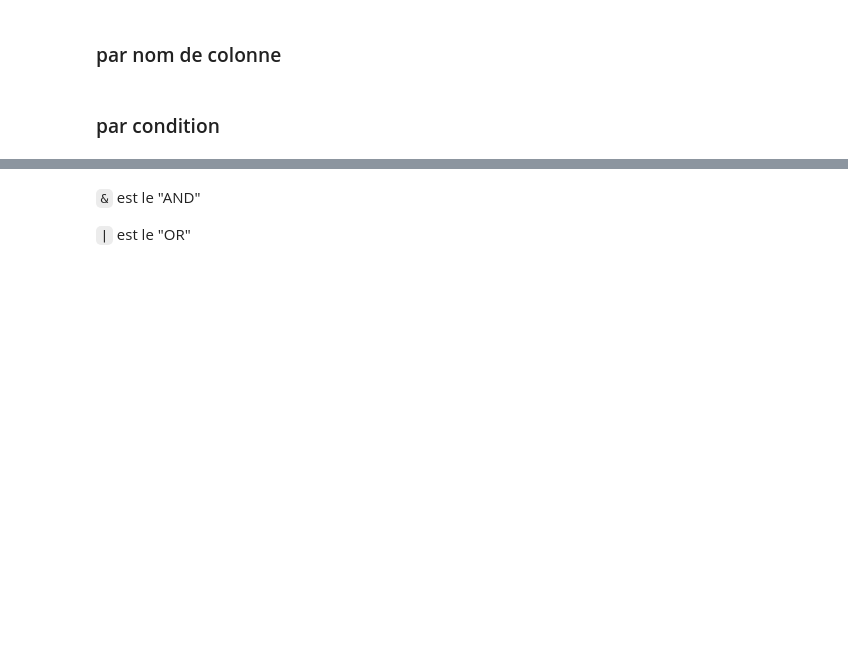
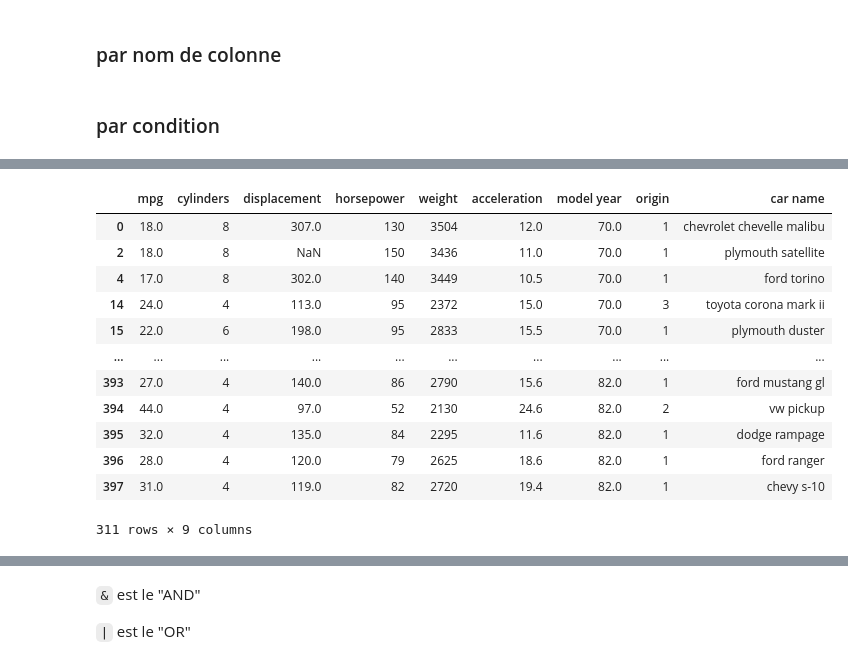
Before and after one commit to sheriffff/teaching_ibm_skillup_data_analytics2022, a Jupyter notebook: fra/05.python_pandas.ipynb, the cells around one changed output, grey strips where cells are left out. Saved outputs shown, nothing was run; the diff lists cells and outputs as text; code cells hidden in the pictures; blank space fills up the shorter version.

```diff
--- a/fra/05.python_pandas.ipynb
+++ b/fra/05.python_pandas.ipynb
@@ -227,2 +567,18 @@ cars.mpg > 16
+# %%
+cars[cars.mpg > 16]
+# %% [output]
+|  | mpg | cylinders | displacement | horsepower | weight | acceleration | model year | origin | car name |
+| 0 | 18.0 | 8 | 307.0 | 130 | 3504 | 12.0 | 70.0 | 1 | chevrolet chevelle malibu |
+| 2 | 18.0 | 8 | NaN | 150 | 3436 | 11.0 | 70.0 | 1 | plymouth satellite |
+| 4 | 17.0 | 8 | 302.0 | 140 | 3449 | 10.5 | 70.0 | 1 | ford torino |
+| 14 | 24.0 | 4 | 113.0 | 95 | 2372 | 15.0 | 70.0 | 3 | toyota corona mark ii |
+| 15 | 22.0 | 6 | 198.0 | 95 | 2833 | 15.5 | 70.0 | 1 | plymouth duster |
+| ... | ... | ... | ... | ... | ... | ... | ... | ... | ... |
+| 393 | 27.0 | 4 | 140.0 | 86 | 2790 | 15.6 | 82.0 | 1 | ford mustang gl |
+| 394 | 44.0 | 4 | 97.0 | 52 | 2130 | 24.6 | 82.0 | 2 | vw pickup |
+| 395 | 32.0 | 4 | 135.0 | 84 | 2295 | 11.6 | 82.0 | 1 | dodge rampage |
+| 396 | 28.0 | 4 | 120.0 | 79 | 2625 | 18.6 | 82.0 | 1 | ford ranger |
+| 397 | 31.0 | 4 | 119.0 | 82 | 2720 | 19.4 | 82.0 | 1 | chevy s-10 |
+311 rows × 9 columns
 # %%
 cars[cars.mpg > 16].shape
```
Also changed, not shown: parts of 120 cells of this notebook, 1 other file.
